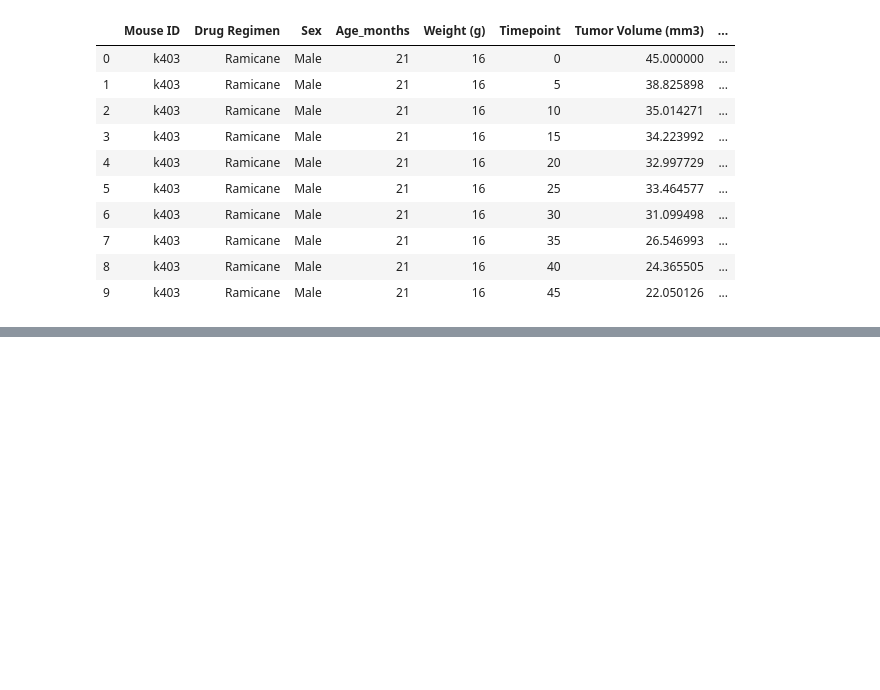
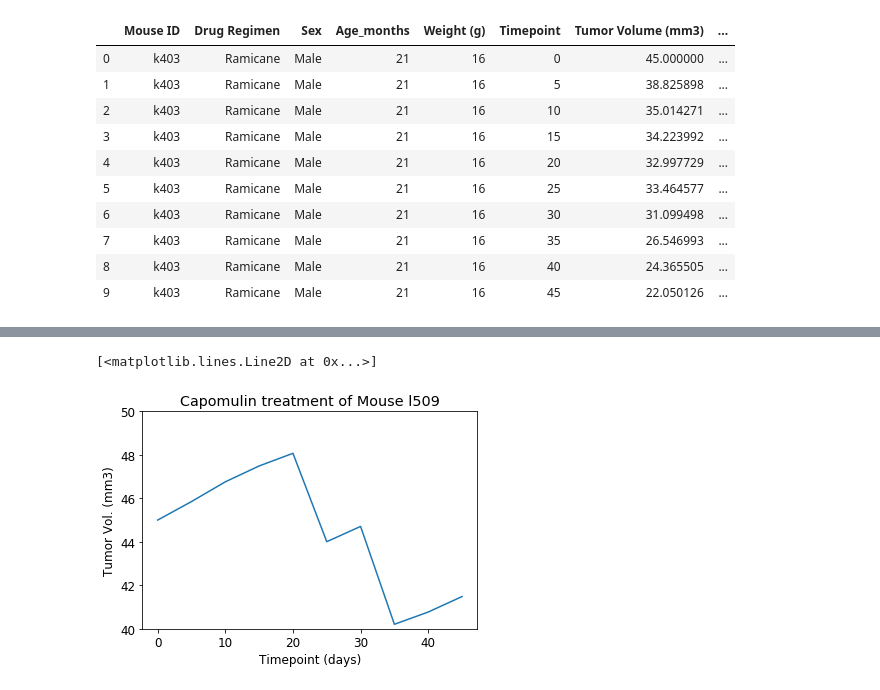
Before and after one commit to Uche-UJO/MatPlotLib-Challenge, a Jupyter notebook: Resources/Pyma_workbook.ipynb, the cells around one changed output, grey strips where cells are left out. Drawn from its saved outputs; the diff is of its cells as text; code cells hidden in the pictures; blank space fills up the shorter version.

```diff
--- a/Resources/Pyma_workbook.ipynb
+++ b/Resources/Pyma_workbook.ipynb
@@ -181,0 +315,23 @@ four_last_tumor = four_drugs.groupby(['Drug Regimen','Mouse ID']).agg(\
+# %%
+#Mouse analysis
+mouse_analysis = combined_data.groupby(["Drug Regimen"])
+
+# merge
+
+capomulin_df = combined_data.loc[ (combined_data["Drug Regimen"] == "Capomulin") ,:]
+capomulin_df.head()
+
+capomulin_treated_mouse_df = capomulin_df.loc[ (capomulin_df["Mouse ID"] == "l509") ,:]
+capomulin_treated_mouse_df.head()
+
+
+x_axis = capomulin_treated_mouse_df['Timepoint']
+y_axis = capomulin_treated_mouse_df['Tumor Volume (mm3)']
+plt.ylim(40, 50)
+plt.title('Capomulin treatment of Mouse l509')
+plt.xlabel('Timepoint (days)')
+plt.ylabel('Tumor Vol. (mm3)')
+plt.plot(x_axis, y_axis)
+# %% [output]
+[<matplotlib.lines.Line2D at 0x...>]
+[figure, added]
```
Also changed, not shown: parts of 20 cells of this notebook.
